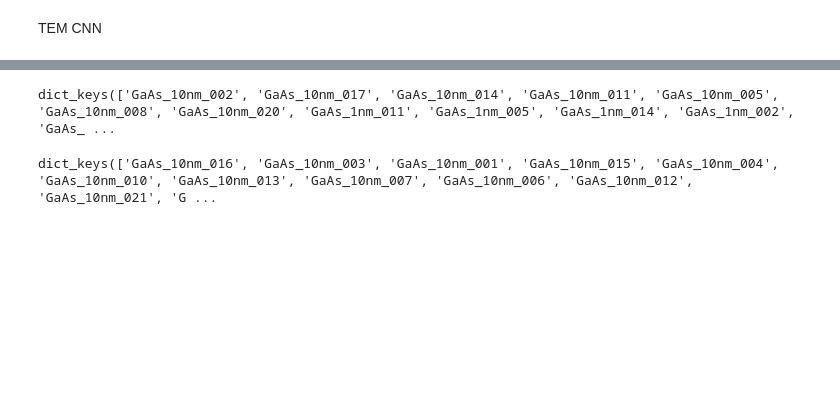
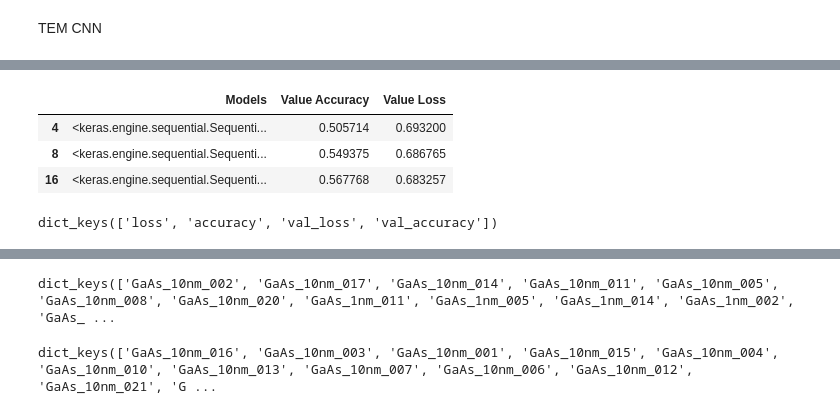
Before and after one commit to SAndrew135/cutpaste-AFIT, a Jupyter notebook: notebooks/TEM CNN.ipynb, the cells around one changed output, grey strips where cells are left out. Cells and saved outputs as stored; diff of their text form; code cells hidden in the pictures; blank space fills up the shorter version.

```diff
--- a/notebooks/TEM CNN.ipynb
+++ b/notebooks/TEM CNN.ipynb
@@ -31,6 +31,9 @@ def makeWindows(image_dict,num_windows, width, height):
     width: the width of the window
     height: the height of the window
     '''
+
+    #store the coordinates of the defective window
+
     #Grab windows from the full images from train images
     window_images = []
     for key in image_dict:
@@ -63,6 +66,25 @@ def makeDefects(window_list):
         random_y_coord = random.randint(0,window_y-sq_random_y)
         #Replace the coordinates with white square
         image[random_y_coord:random_y_coord + sq_random_y, random_x_coord: random_x_coord + sq_random_x,0] = white_square
+    return defect_window_list
+
+def copyPaste(window_list):
+    defect_window_list = np.copy(window_list)
+    #Fill defect train window images
+    for window in defect_window_list:
+        #Random sized copy-pasted area (2D array)
+        sq_random_x = random.randint(5,25)
+        sq_random_y = random.randint(5,25)
+        #Random coordinates for the square
+        random_x_coord = random.randint(0,window.shape[1]-sq_random_x)
+        random_y_coord = random.randint(0,window.shape[0]-sq_random_y)
+        #Copy the area
+        copyArea = window[random_y_coord:random_y_coord + sq_random_y, random_x_coord: random_x_coord + sq_random_x,0]
+        #Paste coordinates
+        random_x_coord = random.randint(0,window_x-sq_random_x)
+        random_y_coord = random.randint(0,window_y-sq_random_y)
+        #Paste the area
+        window[random_y_coord:random_y_coord + sq_random_y, random_x_coord: random_x_coord + sq_random_x,0] = copyArea
     return defect_window_list
 
 def createLabels(image_list, defect_status):
@@ -104,11 +126,11 @@ train_window_images = makeWindows(train_full_arrays, num_windows ,window_x, wind
 train_window_labels = createLabels(train_window_images, False)
 
 #Make defect testing window images and labels
-defect_test_window_images = makeDefects(test_window_images)
+defect_test_window_images = copyPaste(test_window_images)
 defect_test_window_labels = createLabels(defect_test_window_images, True)
 
 #Make defect training window images and labels
-defect_train_window_images = makeDefects(train_window_images)
+defect_train_window_images = copyPaste(train_window_images)
 defect_train_window_labels = createLabels(defect_train_window_images, True)
 
 #Put all testing & training images and labels in one list each and making them random
@@ -120,20 +142,25 @@ all_testing_labels = np.concatenate((test_window_labels, defect_test_window_labe
 testing_images, testing_labels = shuffleTwoArrays(all_testing_images, all_testing_labels)
 
 #Stuff
-filters = [4]
+filters = [4,8,16]
 filter_size = 3
 pool_size = 2
 epoch_number = 1
 my_models = []
-metrics_list = []
+my_val_accuracy = []
+my_val_loss = []
 
 # Build the model.
 for filter_num in filters:
-    print(f'{filter_num} Results: ')
+    print(f'{filter_num} Filters Results: ')
     model = Sequential([
       Conv2D(filter_num, filter_size),
       MaxPooling2D(pool_size=pool_size),
+      Conv2D(filter_num * 2, filter_size),
+      MaxPooling2D(pool_size = pool_size),
       Conv2D(filter_num, filter_size),
+      MaxPooling2D(pool_size=pool_size),
+      Conv2D(filter_num * 2, filter_size),
       MaxPooling2D(pool_size = pool_size),
       Flatten(),
       Dense(2, activation='softmax'),
@@ -147,19 +174,12 @@ for filter_num in filters:
     )
 
     # Train the model.
-    model.fit(
+    history = model.fit(
       training_images,
       to_categorical(training_labels),
       epochs=epoch_number,
       validation_data=(testing_images, to_categorical(testing_labels)),
     )
-
-
-#     # Save the model to disk.
-#     model.save_weights('cnn.h5')
-
-#     Load the model from disk later using:
-#     model.load_weights('cnn.h5')
 
     # Predict on the first 5 test images.
     predictions = model.predict(testing_images[:5])
@@ -169,4 +189,15 @@ for filter_num in filters:
 
     # Check our predictions against the ground truths.
     print(testing_labels[:5])
+
+    my_models.append(model)
+    my_val_accuracy.append(history.history['val_accuracy'][-1])
+    my_val_loss.append(history.history['val_loss'][-1])
+
+#Saves the models and model metrics to a dataframe, then saves the dataframe to a csv file and a excel file
+d = {'Models' : my_models, 'Value Accuracy' : my_val_accuracy, 'Value Loss' : my_val_loss}
+df = pd.DataFrame(data=d, index=filters)
+df.to_csv(r'C:\Users\songa\Cutpaste Work\project_cutpaste\CSV files\White Square Dataframe', index=False)
+df.to_excel(r'C:\Users\songa\Cutpaste Work\project_cutpaste\CSV files\White Square Dataframe.xlsx', index=False)
+display(df)
 # %% [output]
@@ -179,3 +219,11 @@ WARNING:tensorflow:6 out of the last 6 calls to <function Model.make_predict_fun
+|  | Models | Value Accuracy | Value Loss |
+| 4 | <keras.engine.sequential.Sequenti... | 0.505714 | 0.693200 |
+| 8 | <keras.engine.sequential.Sequenti... | 0.549375 | 0.686765 |
+| 16 | <keras.engine.sequential.Sequenti... | 0.567768 | 0.683257 |
+# %%
+history.history.keys()
+# %% [output]
+dict_keys(['loss', 'accuracy', 'val_loss', 'val_accuracy'])
 # %%
 my_array = test_window_images[60]
 plt.figure(figsize=(5,5))
```
Also changed, not shown: parts of 7 cells of this notebook.
